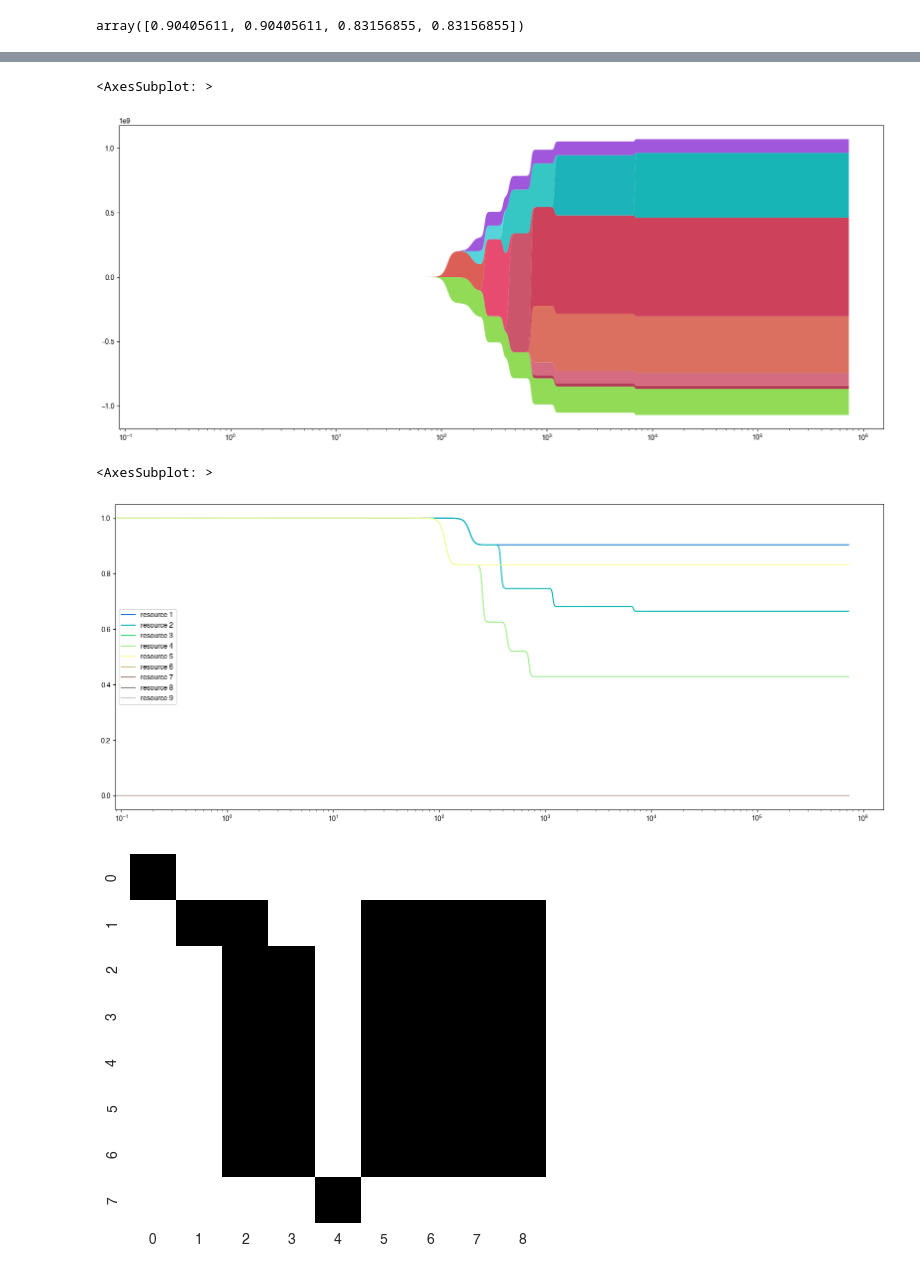
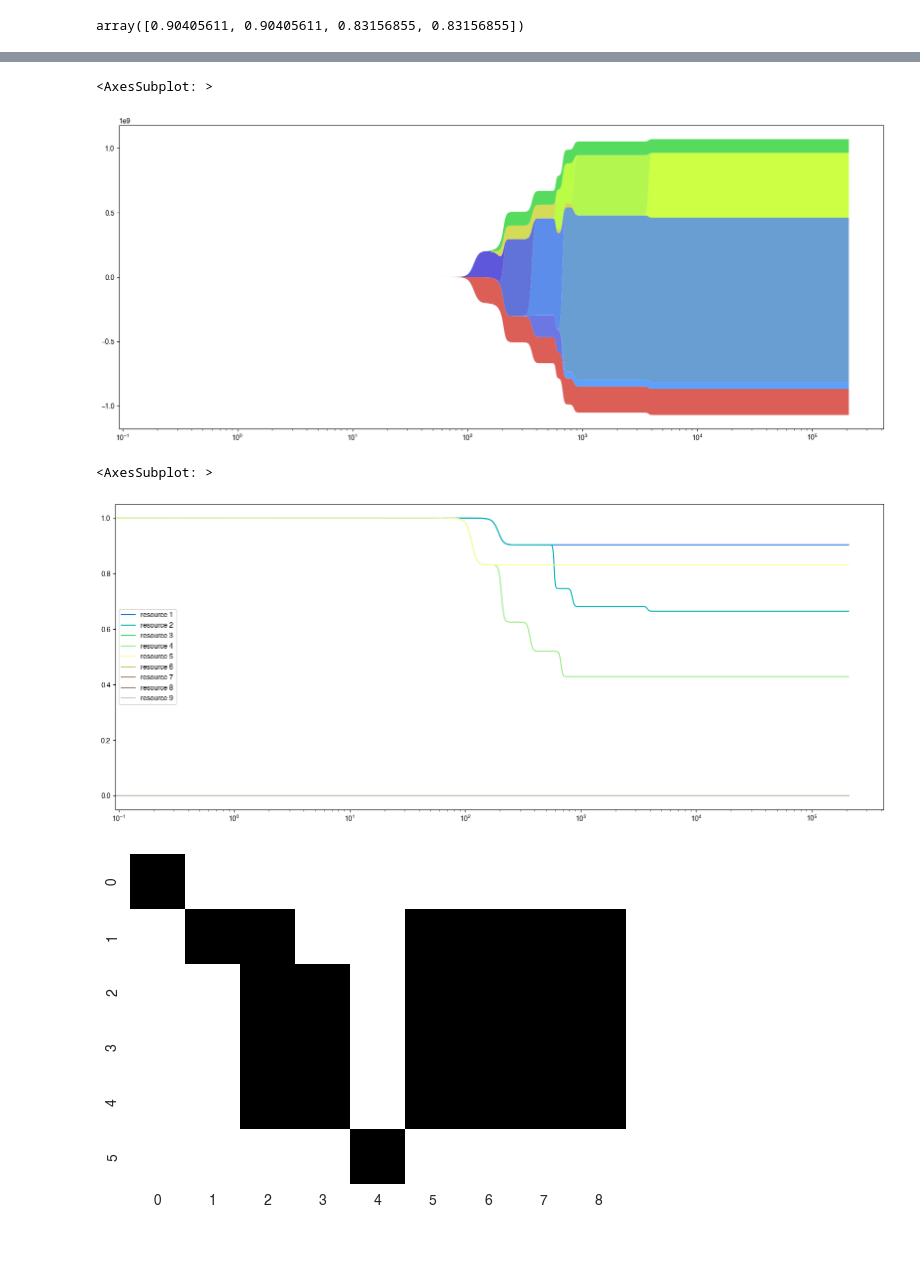
Before and after one commit to ryansmcgee/ecoevocrm, a Jupyter notebook: src/ecoevocrm/demos/hgt_testing/2023-12-19_dev_hgt.ipynb, the cells around one changed output, grey strips where cells are left out. Drawn from its saved outputs; the diff is of its cells as text; code cells hidden in the pictures; blank space fills up the shorter version.

Commit message:
First working version with transfer (transconjugants) and new data structures

```diff
--- a/src/ecoevocrm/demos/hgt_testing/2023-12-19_dev_hgt.ipynb
+++ b/src/ecoevocrm/demos/hgt_testing/2023-12-19_dev_hgt.ipynb
@@ -50,12 +50,12 @@ viz.matrix_plot(segregation_rates, vmin=0, cbar=False, linecolor='lightgray', li
 # %% [output]
 [figure]
 # %%
-b = 1e-12
+b = 1e-14
 a = 1
-transfer_donor_rates = np.array([0, 0, 0, 0, 0, b, 0, 0, 0])  # for all types
-transfer_recip_rates = np.array([0, 0, 0, 0, 0, a, 0, 0, 0])  # for all types
-viz.matrix_plot(transfer_donor_rates, vmin=0, cbar=False, linecolor='lightgray', linewidths=1)
-viz.matrix_plot(transfer_recip_rates, vmin=0, cbar=False, linecolor='lightgray', linewidths=1)
+transfer_rates_donor = np.array([0, 0, 0, 0, 0, b, 0, 0, 0])  # for all types
+transfer_rates_recip = np.array([0, 0, 0, 0, 0, a, 0, 0, 0])  # for all types
+viz.matrix_plot(transfer_rates_donor, vmin=0, cbar=False, linecolor='lightgray', linewidths=1)
+viz.matrix_plot(transfer_rates_recip, vmin=0, cbar=False, linecolor='lightgray', linewidths=1)
 # %% [output]
 [figure]
 # %%
@@ -63,5 +63,9 @@ viz.matrix_plot(transfer_recip_rates, vmin=0, cbar=False, linecolor='lightgray',
 segregant_attributes = { '011000...': {'traits': np.array([1, 0, 0, 0, 0, 0, 0, 0, 0]), 'mutation_rate': np.array([0, 0, 0, 0, 0, 0, 0, 0, 0])},
                          '001100...': {'traits': np.array([0, 0, 0, 0, 1, 0, 0, 0, 0]), 'mutation_rate': np.array([0, 0, 0, 0, 0, 0, 0, 0, 0])} }
+# %%
+                         # transconjugant: { attributes of transconjugant }
+transconjugant_attributes = { '100001...': {'traits': {'traits': [0, 1, 2, 3, 4], 'values': np.array([0, 1, 1, 0, 0])}},
+                              '000011...': {'traits': {'traits': [0, 1, 2, 3, 4], 'values': np.array([0, 0, 1, 1, 0])}} }
 # %%
 linkage = {5: [6, 7, 8]}
 # %%
@@ -150,9 +154,9 @@ carrying_capacity = 1e9
 system = ConsumerResourceSystem(traits=traits_init,
                                 consumption_rate=consumption_rates, carrying_capacity=carrying_capacity,
                                 cost_landscape=landscape, cost_baseline=cost_baseline,
-                                mutation_rate=mutation_rates, segregation_rate=segregation_rates,
+                                mutation_rate=mutation_rates, segregation_rate=segregation_rates, transfer_rate_donor=transfer_rates_donor, transfer_rate_recip=transfer_rates_recip,
+                                segregant_attributes=segregant_attributes, transconjugant_attributes=transconjugant_attributes,
                                 segregation_linkage=linkage, transfer_linkage=linkage,
-                                segregant_attributes=segregant_attributes,
                                 influx_rate=influx_rates, decay_rate=decay_rates,
                                 N_init=N_init, R_init=R_init, seed=2)
 # %%
@@ -182,15 +186,15 @@ fig, ax = plt.subplots(1, 1, figsize=(20, 8))
 viz.stacked_abundance_plot(system, ax=ax, relative_abundance=False, apply_palette_depth=0, log_x_axis=True, color_seed=1)
 # %% [output]
 <AxesSubplot: >
-[figure, old version]
+[figure, new version]
 # %%
 fig, ax = plt.subplots(1, 1, figsize=(20, 8))
 viz.resource_plot(system, ax=ax, stacked=False, relative=False, log_x_axis=True, log_y_axis=False)
 # %% [output]
 <AxesSubplot: >
-[figure, old version]
+[figure, new version]
 # %%
-viz.matrix_plot(system.extant_type_set.traits)
+viz.matrix_plot(system.extant_type_set.traits[:])
 # %% [output]
-[figure, old version]
+[figure, new version]
 # %%
```
Also changed, not shown: parts of 3 cells of this notebook, 4 other files.
